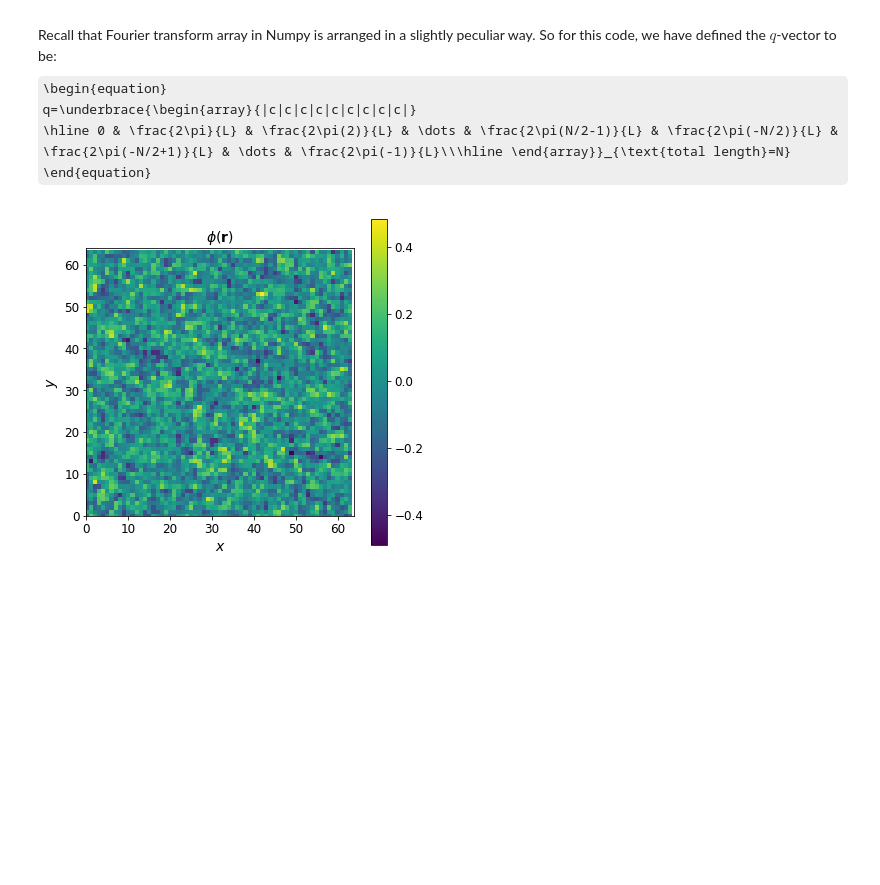
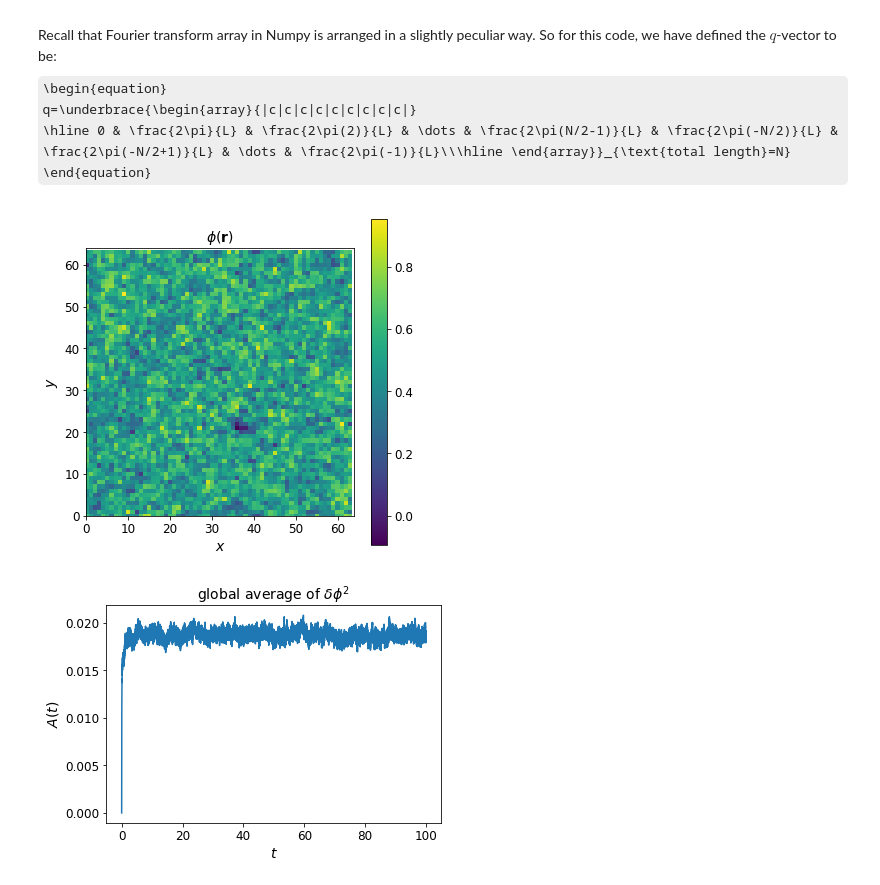
Before and after one commit to elsentjhung/equilibrium-model-B, a Jupyter notebook: model_B.ipynb, the cells around one changed output. Cells and saved outputs as stored; diff of their text form; code cells hidden in the pictures; some formulas as TeX source; blank space fills up the shorter version.

```diff
--- a/model_B.ipynb
+++ b/model_B.ipynb
@@ -467,8 +489,9 @@ Sq = np.zeros((Nx, Ny))
 
 # loop again for Nt timesteps
 for n in range(0, Nt, 1):
-    phi_q = np.fft.fft2(phi, norm='ortho')*np.sqrt(dx*dx)
-    Sq = Sq + np.real(phi_q*np.conjugate(phi_q))
+    dphi = phi - np.ones((Nx, Ny))*phi0
+    dphi_q = np.fft.fft2(dphi, norm='ortho')*np.sqrt(dx*dx)
+    Sq = Sq + np.real(dphi_q*np.conjugate(dphi_q))
 
     phi = update(phi)
 
@@ -548,9 +571,9 @@ Nx, Ny = 64, 64  # system size Lx = Nx.dx and Ly = Ny.dy
 Nt = 100000  # total number of timesteps
 
 M = 1.0
-a, b, kappa = 1.0, 1.0, 1.0
+a, b, kappa = 0.5, 1.0, 1.0
 T = 0.1
-phi0 = 0.0
+phi0 = 0.5
 
 # array of cartesian coordinates (needed for plotting)
 x = np.arange(0, Nx)*dx
@@ -561,7 +584,8 @@ y, x = np.meshgrid(y, x)
 qx = 2*np.pi/(Nx*dx)*np.concatenate((np.arange(0, Nx/2, 1), np.arange(-Nx/2, 0, 1)))
 qy = 2*np.pi/(Ny*dx)*np.concatenate((np.arange(0, Ny/2, 1), np.arange(-Ny/2, 0, 1)))
 qy, qx = np.meshgrid(qy, qx)
-q_square = qx*qx + qy*qy
+q2 = qx*qx + qy*qy
+q4 = q2*q2
 
 # update phi
 def update_pseudo_spectral(phi):
@@ -569,18 +593,15 @@ def update_pseudo_spectral(phi):
     Lambda_x = np.random.normal(0, 1, size=(Nx, Ny))
     Lambda_y = np.random.normal(0, 1, size=(Nx, Ny))
 
-    # calculate phi^3 and divLambda
-    phi_cube = phi*phi*phi
-
     # Fourier transform phi, phi^3, and Lambda
     phi_q = np.fft.fft2(phi, norm='ortho')*np.sqrt(dx*dx)
-    phi_cube_q = np.fft.fft2(phi_cube, norm='ortho')*np.sqrt(dx*dx)
+    phi_cube_q = np.fft.fft2(phi*phi*phi, norm='ortho')*np.sqrt(dx*dx)
     Lambda_x_q = np.fft.fft2(Lambda_x, norm='ortho')*np.sqrt(dx*dx)
     Lambda_y_q = np.fft.fft2(Lambda_y, norm='ortho')*np.sqrt(dx*dx)
 
     # update phi in Fourier
-    phi_q = phi_q - dt*M*(a*q_square+kappa*q_square**2)*phi_q \
-                    - dt*M*b*phi_cube_q \
+    phi_q = phi_q - dt*M*(a*q2 + kappa*q4)*phi_q \
+                    - dt*M*b*q2*phi_cube_q \
                     + np.sqrt(2*M*T*dt/dx**2)*complex(0,1)*(qx*Lambda_x_q + qy*Lambda_y_q)
 
     # inverse Fourier transform to get back phi in real space
@@ -609,19 +630,38 @@ def plot(phi):
 # %%
 ##############################
 # pseudo-spectral simulation #
 ##############################
 
 # initialize phi
 phi = np.ones((Nx, Ny))*phi0
 phi_q = np.zeros((Nx, Ny))
 
+A = np.zeros(Nt)
+
 # loop for Nt timesteps for equilibriation
 for n in range(0, Nt, 1):
+    dphi = phi - np.ones((Nx, Ny))*phi0
+    A[n] = np.sum(dphi*dphi)/(Nx*Ny)
+
     phi, phi_q = update_pseudo_spectral(phi)
 
 plot(phi)
+
+# plot A(t)
+fig, ax = plt.subplots(figsize=(6,4))
+t = np.arange(0, Nt, 1)*dt
+
+ax.set_title('global average of $\delta\phi^2$', fontsize=14)
+ax.set_xlabel('$t$', fontsize=14)
+ax.set_ylabel('$A(t)$', fontsize=14)
+ax.tick_params(axis='both', which='major', labelsize=12)
+
+ax.plot(t, A)
+
+plt.show()
 # %% [output]
-[figure, old version]
+[figure, new version]
+[figure, added]
 # %%
 ##################################
 # calculate the structure factor #
```
Also changed, not shown: parts of 10 cells of this notebook, 6 other files.
